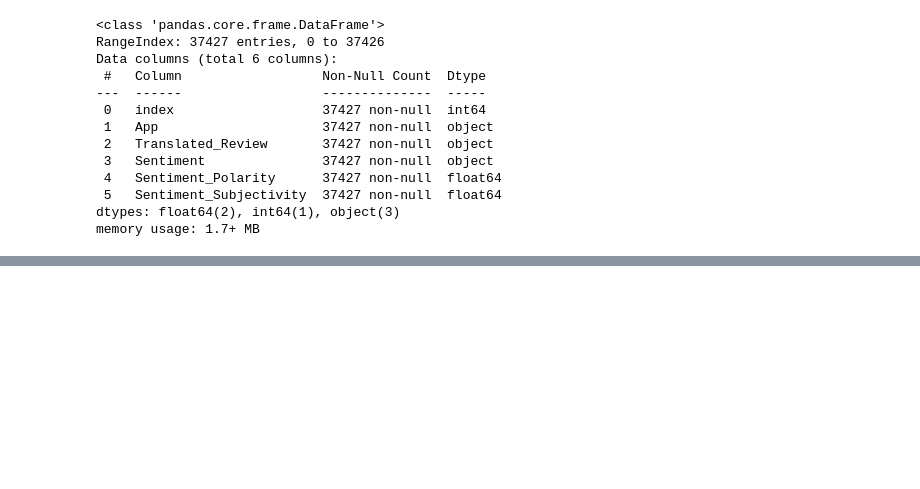
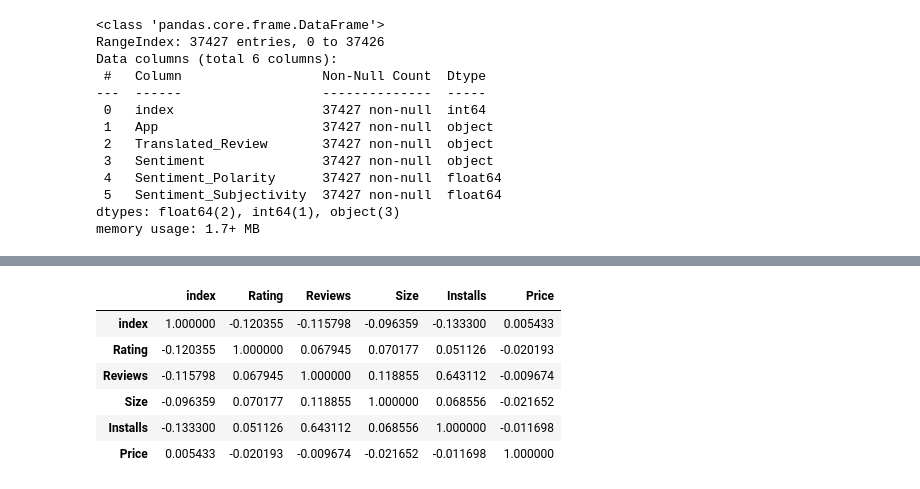
Before and after one commit to Togy1612/Play-Store-App-Review-Analysis, a Jupyter notebook: Play_Store_App_Review_Analysis.ipynb, the cells around one changed output, grey strips where cells are left out. Saved outputs shown, nothing was run; the diff lists cells and outputs as text; code cells hidden in the pictures; blank space fills up the shorter version.

```diff
--- a/Play_Store_App_Review_Analysis.ipynb
+++ b/Play_Store_App_Review_Analysis.ipynb
@@ -352,0 +350,10 @@ memory usage: 1.7+ MB
+# %%
+play_store_data.corr()
+# %% [output]
+|  | index | Rating | Reviews | Size | Installs | Price |
+| index | 1.000000 | -0.120355 | -0.115798 | -0.096359 | -0.133300 | 0.005433 |
+| Rating | -0.120355 | 1.000000 | 0.067945 | 0.070177 | 0.051126 | -0.020193 |
+| Reviews | -0.115798 | 0.067945 | 1.000000 | 0.118855 | 0.643112 | -0.009674 |
+| Size | -0.096359 | 0.070177 | 0.118855 | 1.000000 | 0.068556 | -0.021652 |
+| Installs | -0.133300 | 0.051126 | 0.643112 | 0.068556 | 1.000000 | -0.011698 |
+| Price | 0.005433 | -0.020193 | -0.009674 | -0.021652 | -0.011698 | 1.000000 |
```
Also changed, not shown: parts of 18 cells of this notebook.
